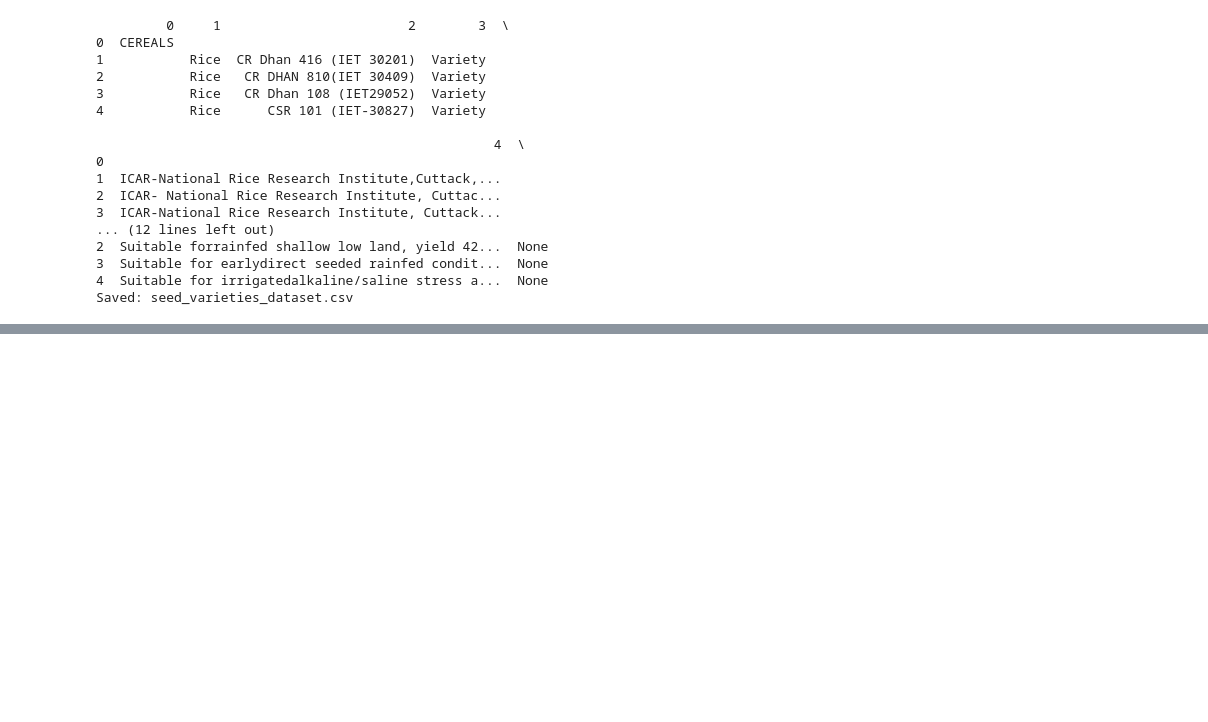
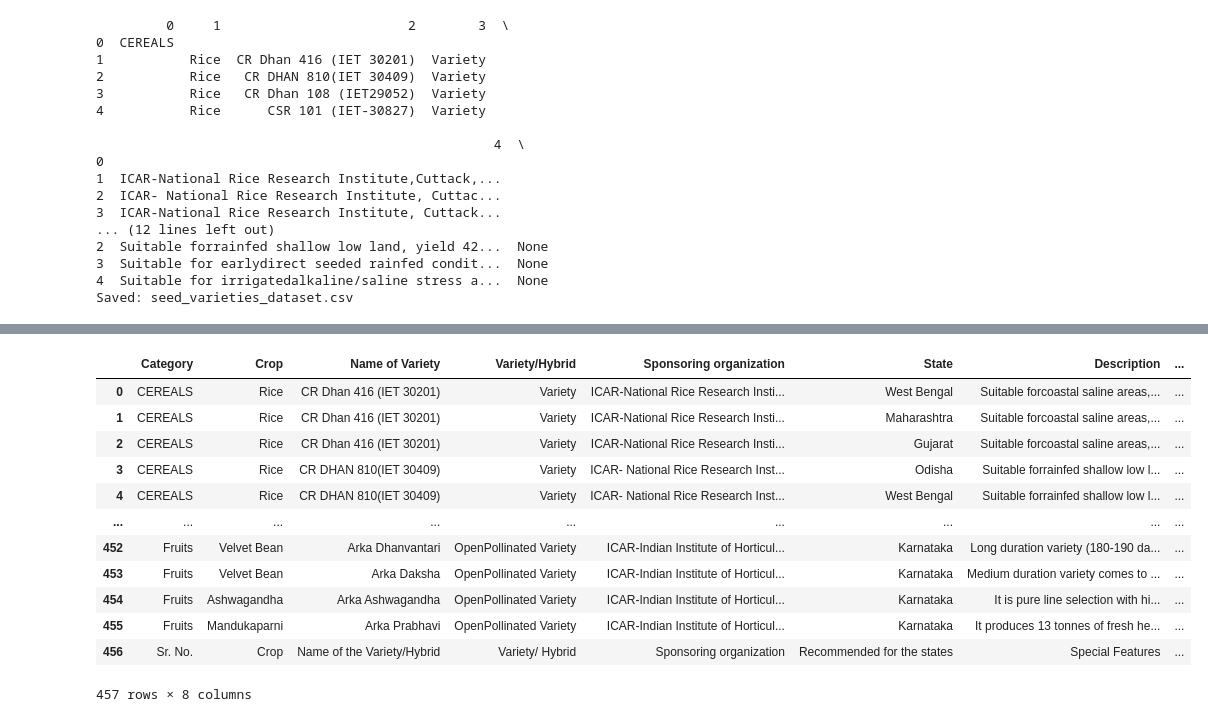
Before and after one commit to x-neon-nexus-o/AI-Powered-Crop-Recommendation-System-with-Explainable-AI-and-Economic-Analysis, a Jupyter notebook: notebooks/17.Seed Recommendation.ipynb, the cells around one changed output, grey strips where cells are left out. Saved outputs shown, nothing was run; the diff lists cells and outputs as text; code cells hidden in the pictures; blank space fills up the shorter version.

```diff
--- a/notebooks/17.Seed Recommendation.ipynb
+++ b/notebooks/17.Seed Recommendation.ipynb
@@ -55,0 +188,31 @@ df=pd.read_csv("..data/ ")
+# %%
+state_col = "State"
+
+# split multiple states
+df[state_col] = df[state_col].astype(str)
+
+df[state_col] = df[state_col].str.replace(" and ", ",")
+df[state_col] = df[state_col].str.replace(";", ",")
+df[state_col] = df[state_col].str.replace("/", ",")
+
+# split into list
+df[state_col] = df[state_col].str.split(",")
+
+# explode rows
+df = df.explode(state_col)
+
+# clean whitespace
+df[state_col] = df[state_col].str.strip()
+
+# remove empty rows
+df = df[df[state_col] != ""]
+df = df[df[state_col] != "nan"]
+
+# reset index
+df = df.reset_index(drop=True)
+
+# save dataset
+df.to_csv("../data/processed/seed_varieties_state_split.csv", index=False)
+
+print("Saved: seed_varieties_state_split.csv")
+print(df.head())
@@ -55,0 +237,16 @@ df=pd.read_csv("..data/ ")
+# %%
+df
+# %% [output]
+|  | Category | Crop | Name of Variety | Variety/Hybrid | Sponsoring organization | State | Description | ... |
+| 0 | CEREALS | Rice | CR Dhan 416 (IET 30201) | Variety | ICAR-National Rice Research Insti... | West Bengal | Suitable forcoastal saline areas,... | ... |
+| 1 | CEREALS | Rice | CR Dhan 416 (IET 30201) | Variety | ICAR-National Rice Research Insti... | Maharashtra | Suitable forcoastal saline areas,... | ... |
+| 2 | CEREALS | Rice | CR Dhan 416 (IET 30201) | Variety | ICAR-National Rice Research Insti... | Gujarat | Suitable forcoastal saline areas,... | ... |
+| 3 | CEREALS | Rice | CR DHAN 810(IET 30409) | Variety | ICAR- National Rice Research Inst... | Odisha | Suitable forrainfed shallow low l... | ... |
+| 4 | CEREALS | Rice | CR DHAN 810(IET 30409) | Variety | ICAR- National Rice Research Inst... | West Bengal | Suitable forrainfed shallow low l... | ... |
+| ... | ... | ... | ... | ... | ... | ... | ... | ... |
+| 452 | Fruits | Velvet Bean | Arka Dhanvantari | OpenPollinated Variety | ICAR-Indian Institute of Horticul... | Karnataka | Long duration variety (180-190 da... | ... |
+| 453 | Fruits | Velvet Bean | Arka Daksha | OpenPollinated Variety | ICAR-Indian Institute of Horticul... | Karnataka | Medium duration variety comes to ... | ... |
+| 454 | Fruits | Ashwagandha | Arka Ashwagandha | OpenPollinated Variety | ICAR-Indian Institute of Horticul... | Karnataka | It is pure line selection with hi... | ... |
+| 455 | Fruits | Mandukaparni | Arka Prabhavi | OpenPollinated Variety | ICAR-Indian Institute of Horticul... | Karnataka | It produces 13 tonnes of fresh he... | ... |
+| 456 | Sr. No. | Crop | Name of the Variety/Hybrid | Variety/ Hybrid | Sponsoring organization | Recommended for the states | Special Features | ... |
+457 rows × 8 columns
```
Also changed, not shown: parts of 22 cells of this notebook, 10 other files.
